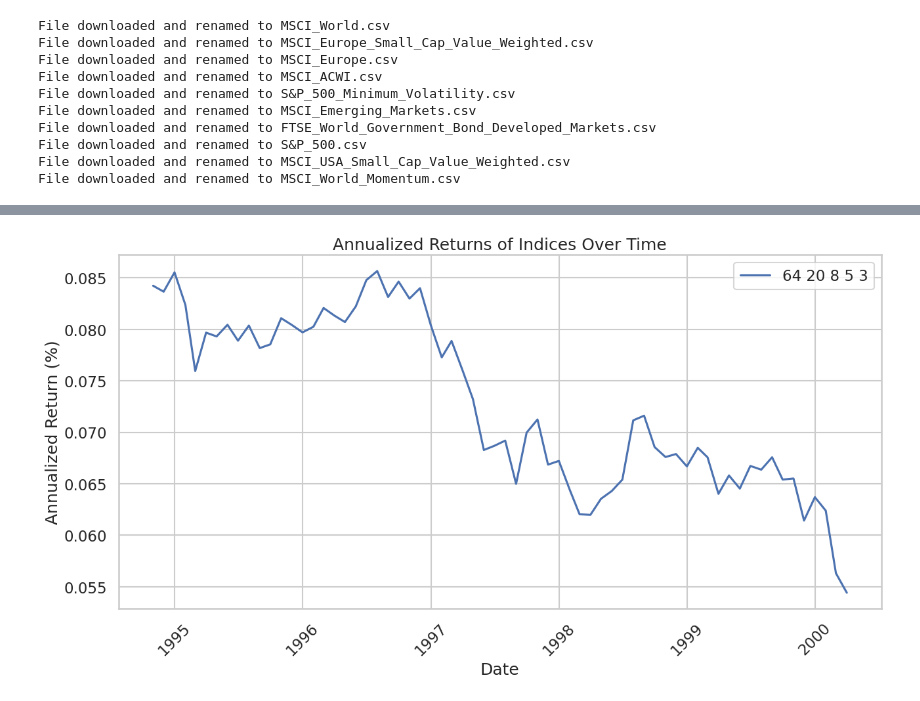
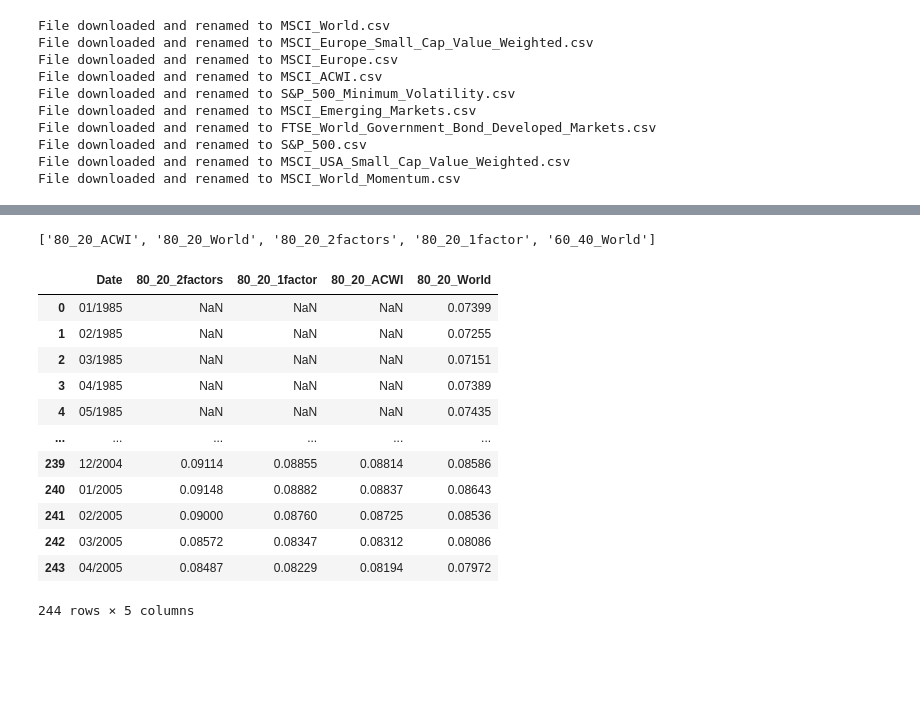
Before and after one commit to PhisicsLollo0/Finance4All, a Jupyter notebook: prices_scraping.ipynb, the cells around one changed output, grey strips where cells are left out. Saved outputs shown, nothing was run; the diff lists cells and outputs as text; code cells hidden in the pictures; blank space fills up the shorter version.

```diff
--- a/prices_scraping.ipynb
+++ b/prices_scraping.ipynb
@@ -84,5 +22,0 @@ def plot_annualized_returns(results):
-# %%
-results = compute_portfolio_returns_combined(data_selected, weights, years=25)
-plot_annualized_returns(results)
-# %% [output]
-[figure, removed]
@@ -88,0 +71,41 @@ plot_annualized_returns(results)
+# %%
+get_list_of_portfolios()
+# %% [output]
+['80_20_ACWI', '80_20_World', '80_20_2factors', '80_20_1factor', '60_40_World']
+# %%
+portfolios = ['80_20_2factors',
+              '80_20_1factor',
+              '80_20_ACWI',
+              '80_20_World']
+
+final_results = None
+for portfolio_name in portfolios:
+
+    portfolio = load_portfolio(portfolio_name)
+    data, weights = prune_data_portfolio(portfolio)
+
+    # Compute the returns
+    results = compute_portfolio_returns_combined(*prune_data_portfolio(portfolio), years=20)
+    results = results.rename(columns={results.columns[-1]: portfolio_name})
+    results[portfolio_name] = results[portfolio_name].round(5)
+
+    if final_results is None:
+        final_results = results
+    else:
+        final_results = merge_results(final_results, results)
+
+final_results
+# %% [output]
+|  | Date | 80_20_2factors | 80_20_1factor | 80_20_ACWI | 80_20_World |
+| 0 | 01/1985 | NaN | NaN | NaN | 0.07399 |
+| 1 | 02/1985 | NaN | NaN | NaN | 0.07255 |
+| 2 | 03/1985 | NaN | NaN | NaN | 0.07151 |
+| 3 | 04/1985 | NaN | NaN | NaN | 0.07389 |
+| 4 | 05/1985 | NaN | NaN | NaN | 0.07435 |
+| ... | ... | ... | ... | ... | ... |
+| 239 | 12/2004 | 0.09114 | 0.08855 | 0.08814 | 0.08586 |
+| 240 | 01/2005 | 0.09148 | 0.08882 | 0.08837 | 0.08643 |
+| 241 | 02/2005 | 0.09000 | 0.08760 | 0.08725 | 0.08536 |
+| 242 | 03/2005 | 0.08572 | 0.08347 | 0.08312 | 0.08086 |
+| 243 | 04/2005 | 0.08487 | 0.08229 | 0.08194 | 0.07972 |
+244 rows × 5 columns
```
Also changed, not shown: parts of 7 cells of this notebook, 5 other files.
